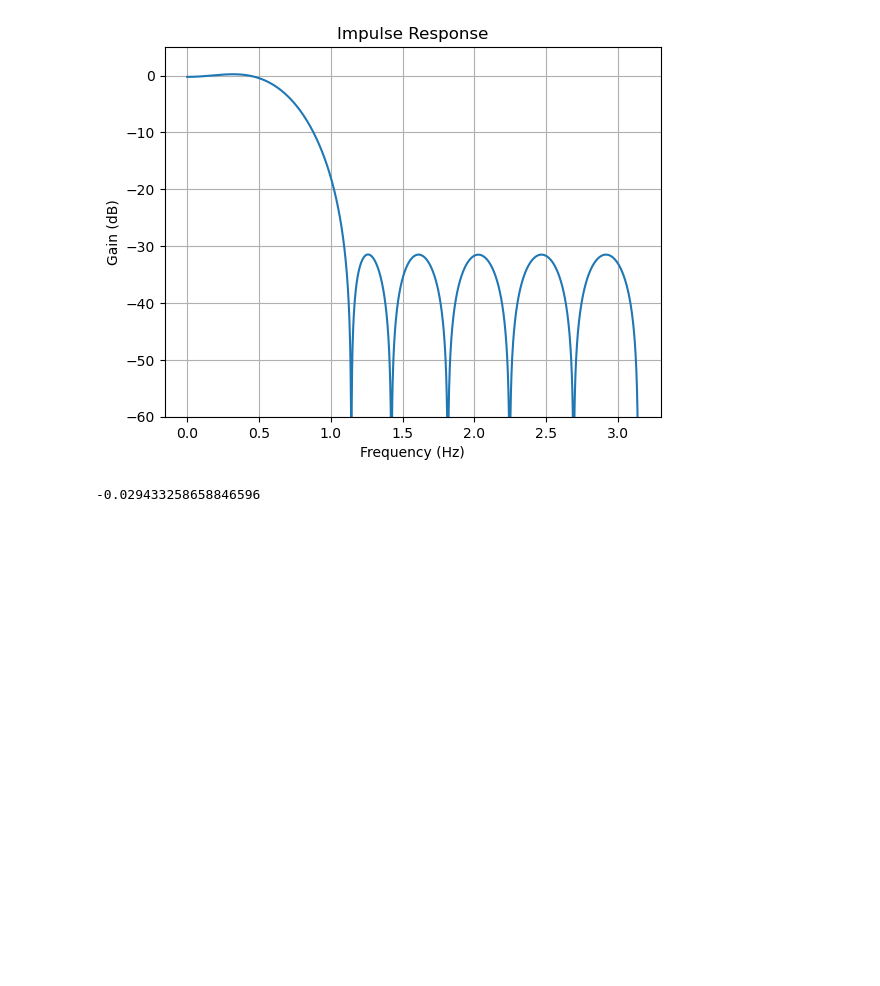
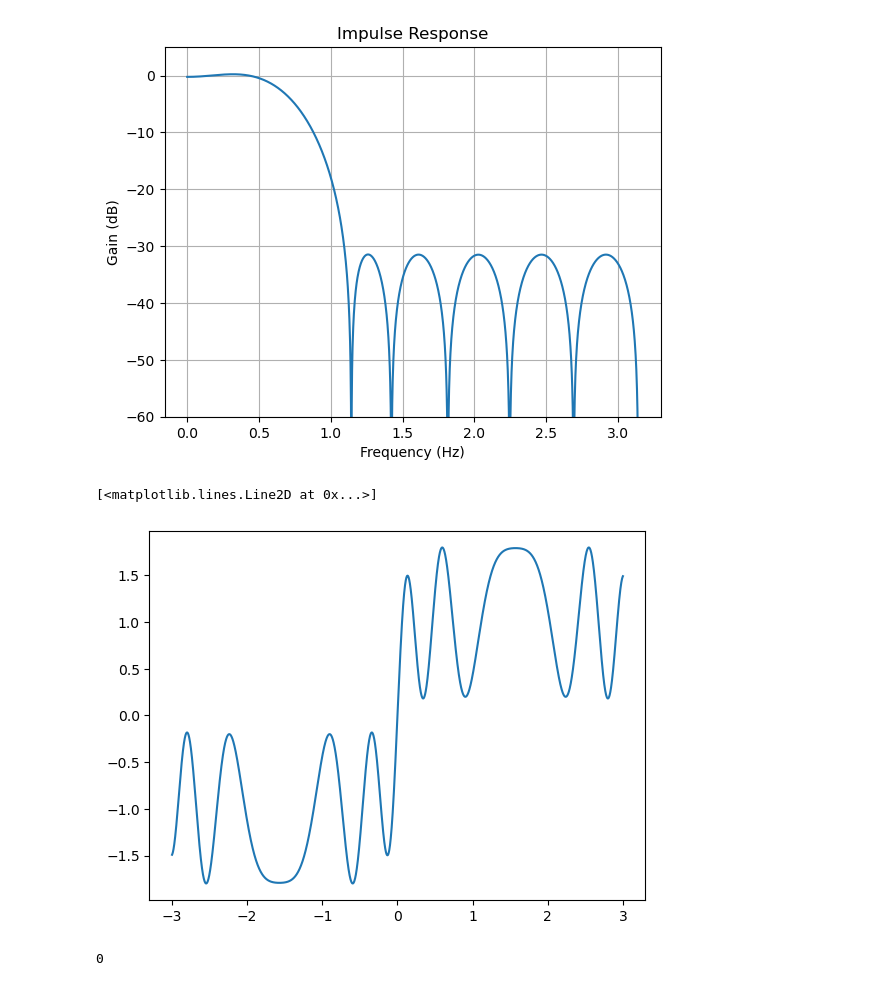
Before and after one commit to sgreene30/Synthesis-Projects, a Jupyter notebook: Software/Simulations/FHO.ipynb, the cells around one changed output. Saved outputs shown, nothing was run; the diff lists cells and outputs as text; code cells hidden in the pictures; blank space fills up the shorter version.

```diff
--- a/Software/Simulations/FHO.ipynb
+++ b/Software/Simulations/FHO.ipynb
@@ -150,6 +149,24 @@ plt.show()
 # %% [output]
 [figure]
-# %%
-taps[0]
-# %% [output]
--0.029433258658846596
+# %%
+fs = 1000
+span = 3
+gain = 7
+
+
+t = np.linspace(-span, span, 2*span*fs)
+x = np.sin(t)
+f = np.tanh(x*gain) / np.tanh(gain) + 0.8*np.sin(2*x*gain)
+y = np.sin(np.pi/2*t)
+
+
+plt.plot(t, f)
+#plt.plot(t, t)
+#plt.plot(t, y)
+# %% [output]
+[<matplotlib.lines.Line2D at 0x...>]
+[figure, added]
+# %%
+10**0-1
+# %% [output]
+0
```
Also changed, not shown: parts of 1 cell of this notebook, 32 other files.
